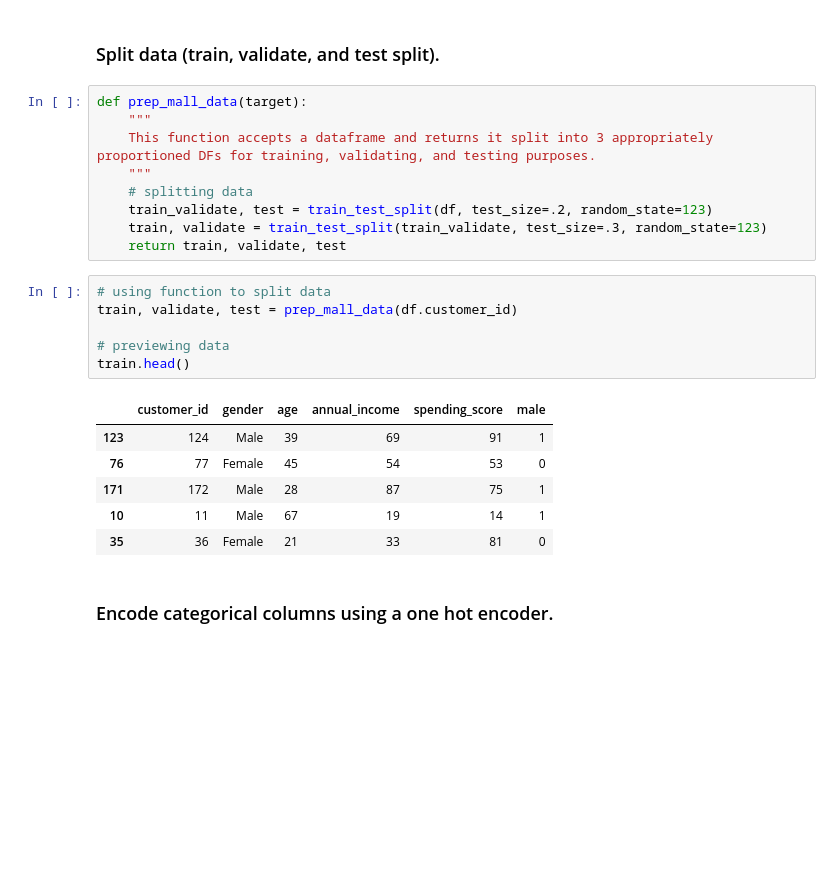
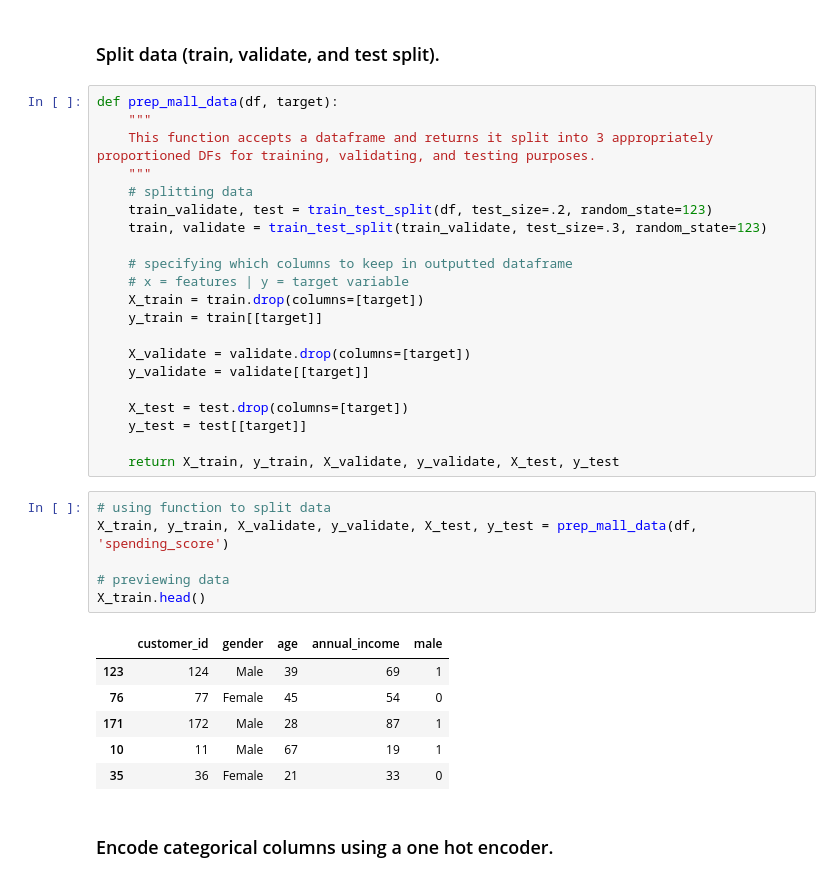
Before and after one commit to SamuelD-Data/clustering-exercises, a Jupyter notebook: zillow.ipynb, the cells around one changed output. Drawn from its saved outputs; the diff is of its cells as text; blank space fills up the shorter version.

```diff
--- a/zillow.ipynb
+++ b/zillow.ipynb
@@ -423,27 +425,39 @@ Using our outliers function, we can confirm that only the annual_income column h
 # %% [markdown]
 ### Split data (train, validate, and test split).
 # %%
-def prep_mall_data(target):
+def prep_mall_data(df, target):
     """
     This function accepts a dataframe and returns it split into 3 appropriately proportioned DFs for training, validating, and testing purposes.
     """
     # splitting data
     train_validate, test = train_test_split(df, test_size=.2, random_state=123)
     train, validate = train_test_split(train_validate, test_size=.3, random_state=123)
-    return train, validate, test
+
+    # specifying which columns to keep in outputted dataframe
+    # x = features | y = target variable
+    X_train = train.drop(columns=[target])
+    y_train = train[[target]]
+
+    X_validate = validate.drop(columns=[target])
+    y_validate = validate[[target]]
+
+    X_test = test.drop(columns=[target])
+    y_test = test[[target]]
+
+    return X_train, y_train, X_validate, y_validate, X_test, y_test
 # %%
 # using function to split data
-train, validate, test = prep_mall_data(df.customer_id)
+X_train, y_train, X_validate, y_validate, X_test, y_test = prep_mall_data(df, 'spending_score')
 
 # previewing data
-train.head()
+X_train.head()
 # %% [output]
-|  | customer_id | gender | age | annual_income | spending_score | male |
-| 123 | 124 | Male | 39 | 69 | 91 | 1 |
-| 76 | 77 | Female | 45 | 54 | 53 | 0 |
-| 171 | 172 | Male | 28 | 87 | 75 | 1 |
-| 10 | 11 | Male | 67 | 19 | 14 | 1 |
-| 35 | 36 | Female | 21 | 33 | 81 | 0 |
+|  | customer_id | gender | age | annual_income | male |
+| 123 | 124 | Male | 39 | 69 | 1 |
+| 76 | 77 | Female | 45 | 54 | 0 |
+| 171 | 172 | Male | 28 | 87 | 1 |
+| 10 | 11 | Male | 67 | 19 | 1 |
+| 35 | 36 | Female | 21 | 33 | 0 |
 # %% [markdown]
 ### Encode categorical columns using a one hot encoder.
 # %%
```
Also changed, not shown: parts of 7 cells of this notebook.
